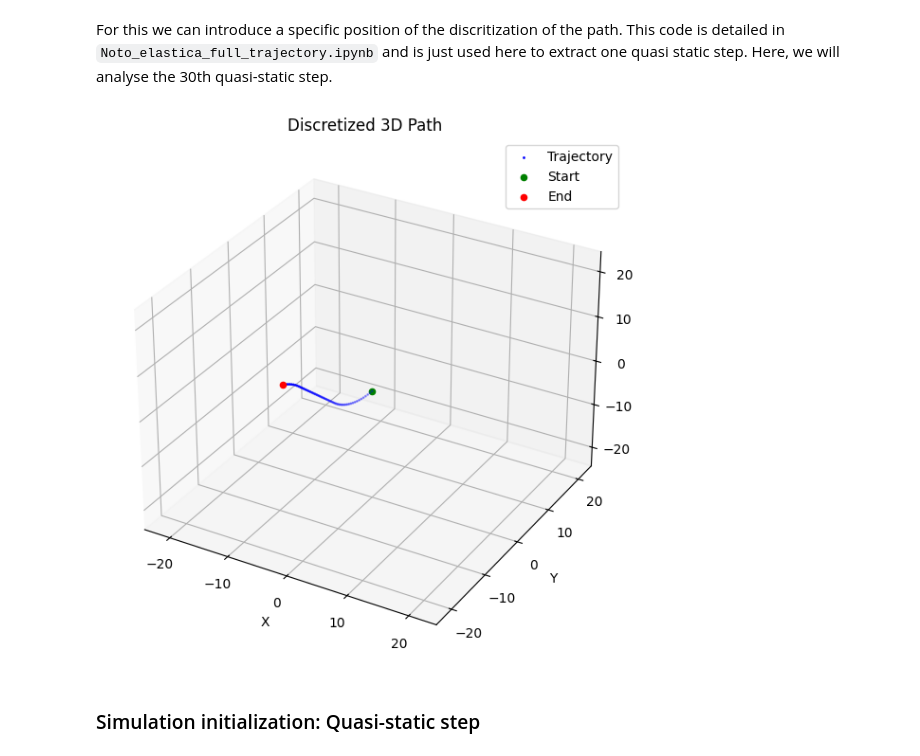
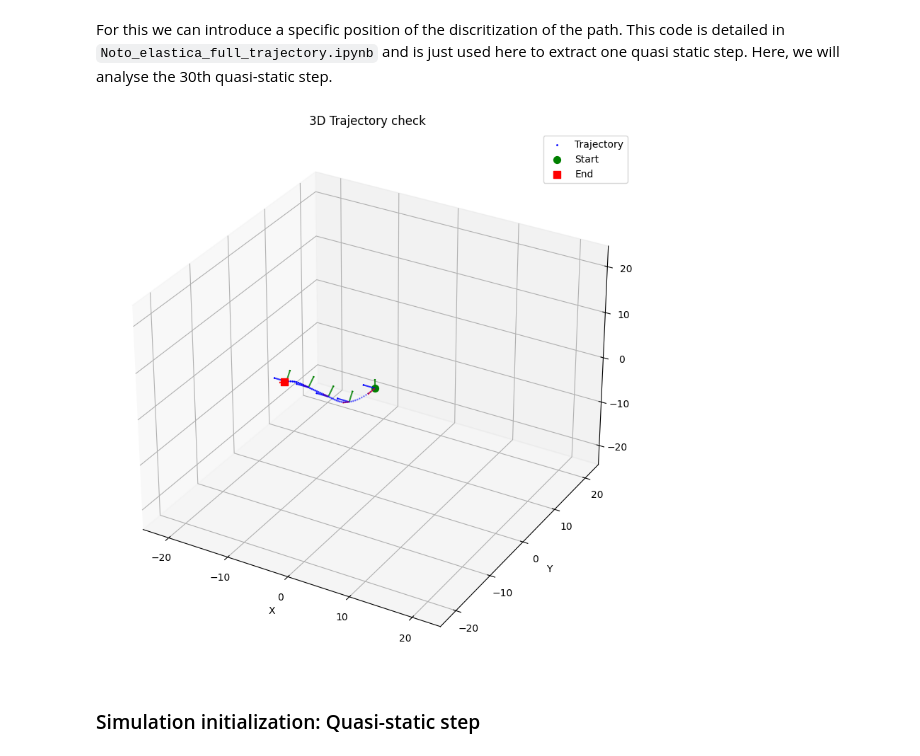
Before and after one commit to pierremaillar/Pyelastica-ribbon-interaction-model-path-planning, a Jupyter notebook: Noto_elastica_sleeve_interaction.ipynb, the cells around one changed output. Drawn from its saved outputs; the diff is of its cells as text; code cells hidden in the pictures.

Commit message:
full trajectory noto almost done

```diff
--- a/Noto_elastica_sleeve_interaction.ipynb
+++ b/Noto_elastica_sleeve_interaction.ipynb
@@ -382,9 +379,9 @@ initial_position = paths_points[idx]
 sleeve_position = initial_position
 d1_sleeve = d1_initial
 # %%
-plot_trajectory(initial_position)
+plot_trajectory(initial_position, normal_array = d1_initial,n_frames=5, frame_scale=2)
 # %% [output]
-[figure, old version]
+[figure, new version]
 # %% [markdown]
 ### Simulation initialization: Quasi-static step
 # %%
```
Also changed, not shown: parts of 2 cells of this notebook, 3 other files.
